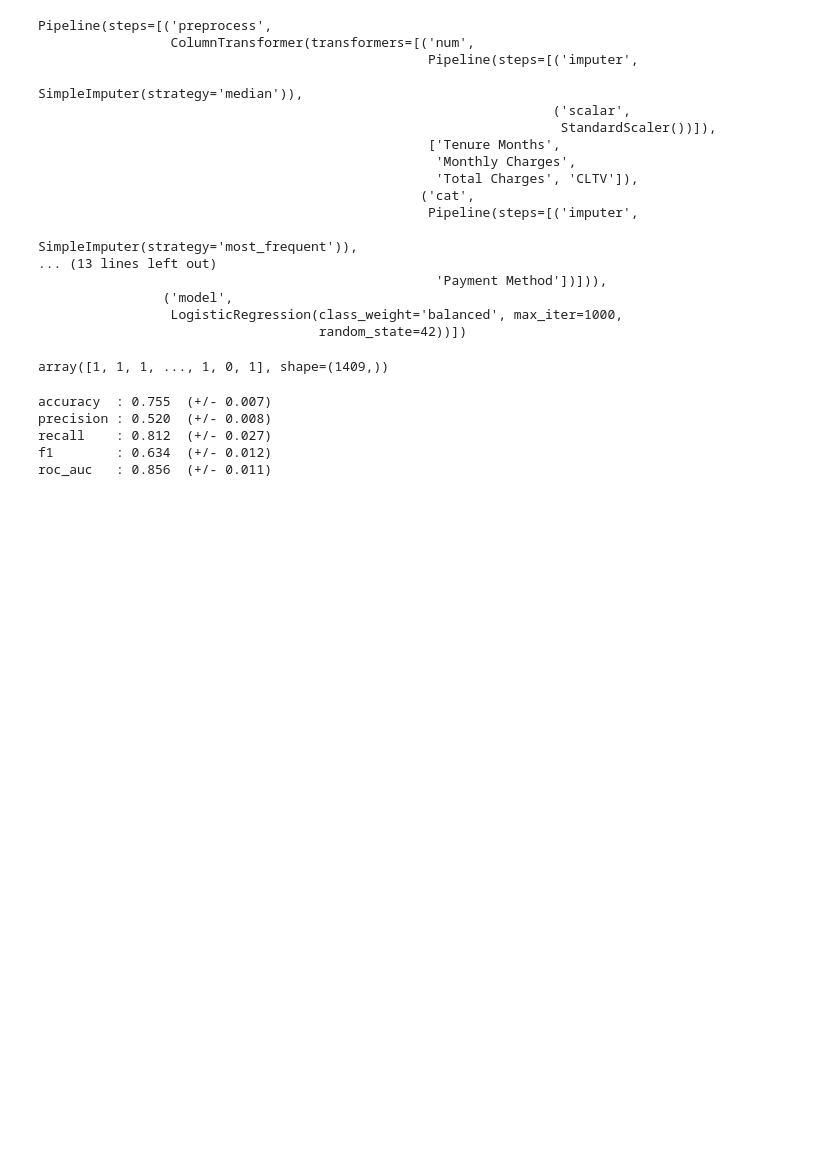
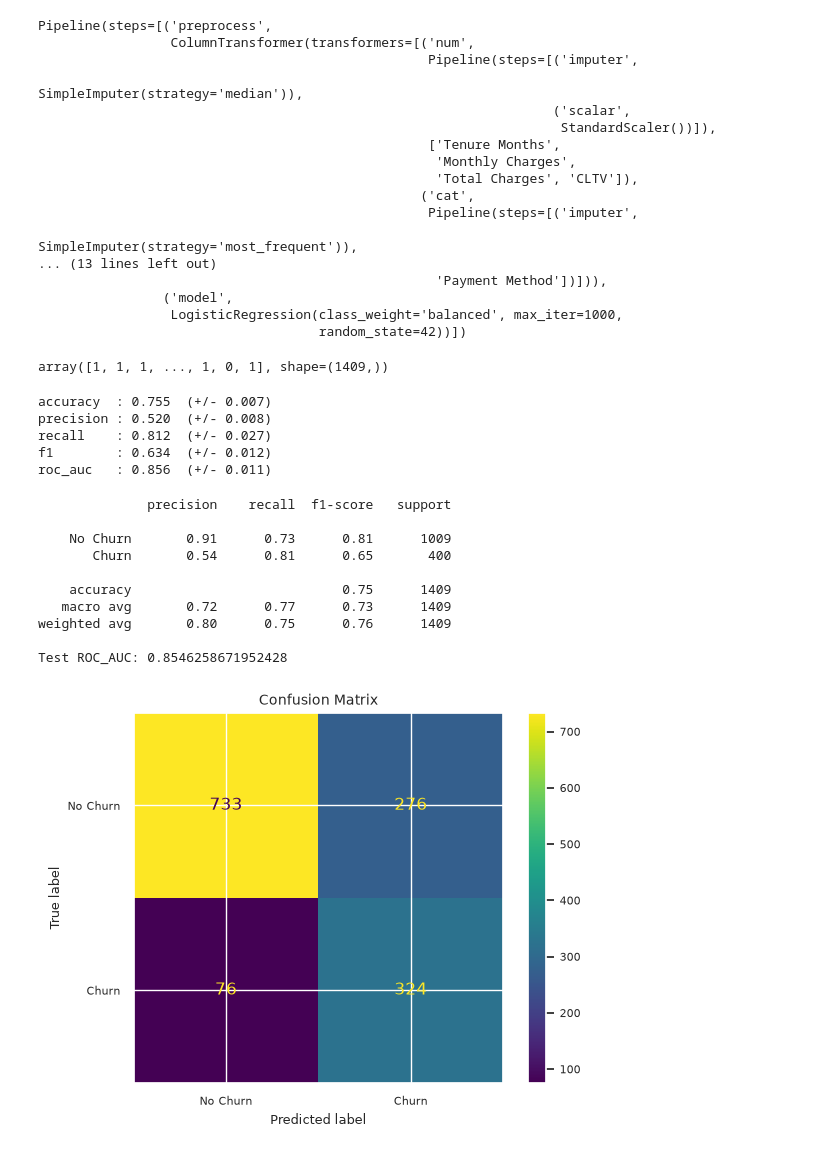
Before and after one commit to kaflebiplob/machine_learning_practice, a Jupyter notebook: notebooks/customer_churn_detection.ipynb, the cells around one changed output. Saved outputs shown, nothing was run; the diff lists cells and outputs as text; code cells hidden in the pictures; blank space fills up the shorter version.

Commit message:
feat: (notebooks/customer_churn) Calculated Acuracy,F1 score, recall, precision

```diff
--- a/notebooks/customer_churn_detection.ipynb
+++ b/notebooks/customer_churn_detection.ipynb
@@ -457,3 +457,30 @@ precision : 0.520  (+/- 0.008)
 recall    : 0.812  (+/- 0.027)
 f1        : 0.634  (+/- 0.012)
 roc_auc   : 0.856  (+/- 0.011)
+# %%
+baseline_pipeline.fit(X_train,y_train)
+
+y_pred = baseline_pipeline.predict(X_test)
+y_pro = baseline_pipeline.predict_proba(X_test)[:, 1]
+# %%
+from sklearn.metrics import classification_report,confusion_matrix,roc_auc_score,ConfusionMatrixDisplay
+
+print(classification_report(y_test,y_pred, target_names=['No Churn', 'Churn']))
+print("Test ROC_AUC:", roc_auc_score(y_test,y_pro))
+
+
+ConfusionMatrixDisplay.from_predictions(y_test,y_pred,display_labels=['No Churn','Churn'])
+plt.title("Confusion Matrix")
+plt.show()
+# %% [output]
+              precision    recall  f1-score   support
+
+    No Churn       0.91      0.73      0.81      1009
+       Churn       0.54      0.81      0.65       400
+
+    accuracy                           0.75      1409
+   macro avg       0.72      0.77      0.73      1409
+weighted avg       0.80      0.75      0.76      1409
+
+Test ROC_AUC: 0.8546258671952428
+[figure, added]
```
